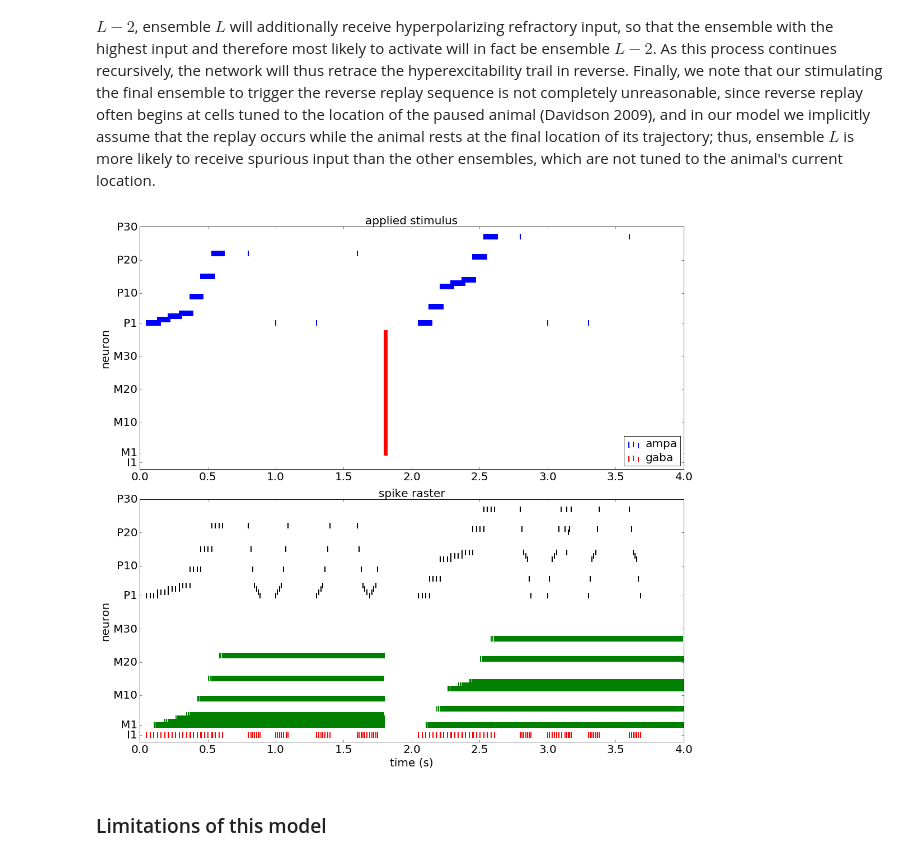
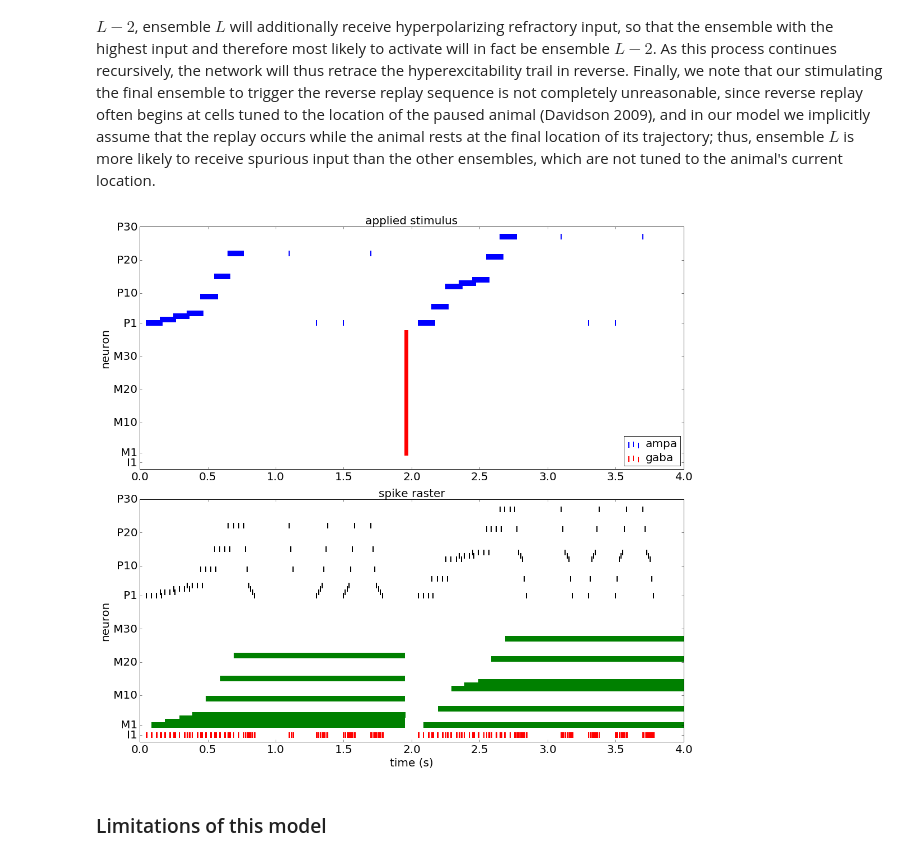
Before and after one commit to rkp8000/nothing_but_reruns, a Jupyter notebook: _paper_draft.ipynb, the cells around one changed output. Cells and saved outputs as stored; diff of their text form; code cells hidden in the pictures.

```diff
--- a/_paper_draft.ipynb
+++ b/_paper_draft.ipynb
@@ -449,9 +449,9 @@ from figures.final_paper import lif_reverse_replay
 fig_1 = lif_reverse_replay(
     SEED=0,
 
-    V_REST=-0.07, TAU_M=0.055, V_TH=-0.02, V_RESET=-0.08,
+    V_REST=-0.07, TAU_M=0.03, V_TH=-0.02, V_RESET=-0.08,
 
-    REFRAC_PER={'primary': 0.025, 'memory': .002, 'inhibitory': 0.002},
+    REFRAC_PER={'primary': 0.035, 'memory': .002, 'inhibitory': 0.002},
 
     TAUS_SYN={'nmda': 0.01, 'ampa': 0.001, 'gaba': 0.001},
     V_REVS_SYN={'nmda': 0.0, 'ampa': 0.0, 'gaba': -0.08},
@@ -460,7 +460,7 @@ fig_1 = lif_reverse_replay(
 
     W_PP={'nmda': 15, 'ampa': 0, 'gaba': 0},
     W_PI={'nmda': 0, 'ampa': 0, 'gaba': 600},
-    W_PM={'nmda': 0, 'ampa': 22, 'gaba': 0},
+    W_PM={'nmda': 0, 'ampa': 10, 'gaba': 0},
     W_IP={'nmda': 0, 'ampa': 500, 'gaba': 0},
     W_II={'nmda': 0, 'ampa': 0, 'gaba': 0},
     W_MP={'nmda': 7, 'ampa': 0, 'gaba': 0},
@@ -468,23 +468,23 @@ fig_1 = lif_reverse_replay(
 
     BKGD_STARTS=[
         {'nmda': 0, 'ampa': 0, 'gaba': 0},  # CONSTANT
-        {'nmda': 0, 'ampa': 0, 'gaba': 0},
-        {'nmda': 0, 'ampa': 0, 'gaba': 2},
+        {'nmda': 0, 'ampa': 0, 'gaba': 0},  # DRIVE 1
+        {'nmda': 0, 'ampa': 0, 'gaba': 2},  # DRIVE 2
     ],
     BKGD_ENDS=[
         {'nmda': 0, 'ampa': 0, 'gaba': 4.},  # CONSTANT
-        {'nmda': 0, 'ampa': 0, 'gaba': 0.75},
-        {'nmda': 0, 'ampa': 0, 'gaba': 2.75},
+        {'nmda': 0, 'ampa': 0, 'gaba': 0.75},  # DRIVE 1
+        {'nmda': 0, 'ampa': 0, 'gaba': 2.75},  # DRIVE 2
     ],
     BKGD_FRQS=[
         {'nmda': 0, 'ampa': 0, 'gaba': 2000},  # CONSTANT
-        {'nmda': 0, 'ampa': 0, 'gaba': 2000},
-        {'nmda': 0, 'ampa': 0, 'gaba': 2000},
+        {'nmda': 0, 'ampa': 0, 'gaba': 2000},  # DRIVE 1
+        {'nmda': 0, 'ampa': 0, 'gaba': 2000},  # DRIVE 2
     ],
     BKGD_STRENS=[
         {'nmda': 0, 'ampa': 0, 'gaba': .5},  # CONSTANT
-        {'nmda': 0, 'ampa': 0, 'gaba': 5},
-        {'nmda': 0, 'ampa': 0, 'gaba': 5},
+        {'nmda': 0, 'ampa': 0, 'gaba': 5},  # DRIVE 1
+        {'nmda': 0, 'ampa': 0, 'gaba': 5},  # DRIVE 2
     ],
 
     DRIVE_SEQS=[
@@ -500,51 +500,59 @@ fig_1 = lif_reverse_replay(
         {'nmda': 0, 'ampa': 500, 'gaba': 0},
     ],
     DRIVE_DURS=[
-        {'nmda': 0, 'ampa': 0.1, 'gaba': 0},
-        {'nmda': 0, 'ampa': 0.1, 'gaba': 0},
+        {'nmda': 0, 'ampa': 0.12, 'gaba': 0},
+        {'nmda': 0, 'ampa': 0.12, 'gaba': 0},
     ],
     DRIVE_FRQS=[
         {'nmda': 0, 'ampa': 150, 'gaba': 0},
         {'nmda': 0, 'ampa': 150, 'gaba': 0},
     ],
     DRIVE_ITVS=[
-        {'nmda': 0, 'ampa': 0.08, 'gaba': 0},
-        {'nmda': 0, 'ampa': 0.08, 'gaba': 0},
+        {'nmda': 0, 'ampa': 0.1, 'gaba': 0},
+        {'nmda': 0, 'ampa': 0.1, 'gaba': 0},
     ],
 
     REPLAY_TRIGGER_CELLS=[
         [(3, 12), (0, 3), (0, 3), (3, 12)],
         [(4, 9), (0, 3), (0, 3), (4, 9)],
     ],
 
     REPLAY_TRIGGER_TIMES=[
-        [{'nmda': 0, 'ampa': 0.8, 'gaba': 0}, {'nmda': 0, 'ampa': 1.0, 'gaba': 0},
-         {'nmda': 0, 'ampa': 1.3, 'gaba': 0}, {'nmda': 0, 'ampa': 1.6, 'gaba': 0},],
-        [{'nmda': 0, 'ampa': 2.8, 'gaba': 0}, {'nmda': 0, 'ampa': 3.0, 'gaba': 0},
-         {'nmda': 0, 'ampa': 3.3, 'gaba': 0}, {'nmda': 0, 'ampa': 3.6, 'gaba': 0},],
+        [
+            {'nmda': 0, 'ampa': 1.1, 'gaba': 0},
+            {'nmda': 0, 'ampa': 1.3, 'gaba': 0},
+            {'nmda': 0, 'ampa': 1.5, 'gaba': 0},
+            {'nmda': 0, 'ampa': 1.7, 'gaba': 0},
+        ],
+        [
+            {'nmda': 0, 'ampa': 3.1, 'gaba': 0},
+            {'nmda': 0, 'ampa': 3.3, 'gaba': 0},
+            {'nmda': 0, 'ampa': 3.5, 'gaba': 0},
+            {'nmda': 0, 'ampa': 3.7, 'gaba': 0},
+        ],
     ],
 
     REPLAY_TRIGGER_STRENS=[
         [{'nmda': 0, 'ampa': 200, 'gaba': 0}, {'nmda': 0, 'ampa': 200, 'gaba': 0},
          {'nmda': 0, 'ampa': 200, 'gaba': 0}, {'nmda': 0, 'ampa': 200, 'gaba': 0},],
         [{'nmda': 0, 'ampa': 200, 'gaba': 0}, {'nmda': 0, 'ampa': 200, 'gaba': 0},
          {'nmda': 0, 'ampa': 200, 'gaba': 0}, {'nmda': 0, 'ampa': 200, 'gaba': 0},],
     ],
 
-    MEMORY_RESET_STARTS=[{'nmda': 0, 'ampa': 0, 'gaba': 1.8}],
-    MEMORY_RESET_ENDS=[{'nmda': 0, 'ampa': 0, 'gaba': 1.82}],
-    MEMORY_RESET_STRENS=[{'nmda': 0, 'ampa': 0, 'gaba': 10}],
+    MEMORY_RESET_STARTS=[{'nmda': 0, 'ampa': 0, 'gaba': 1.95}],
+    MEMORY_RESET_ENDS=[{'nmda': 0, 'ampa': 0, 'gaba': 1.97}],
+    MEMORY_RESET_STRENS=[{'nmda': 0, 'ampa': 0, 'gaba': 50}],
     MEMORY_RESET_FRQS=[{'nmda': 0, 'ampa': 0, 'gaba': 500}],
 
     SIM_DURATION=4., DT=0.0001,
 
     FIG_SIZE=(15, 14),
     SYN_COLORS={'ampa': 'b', 'gaba': 'r'},
     SPIKE_HEIGHT=100,
     Y_LIM=(-2, 67), FONT_SIZE=20,
 )
 # %% [output]
-[figure, old version]
+[figure, new version]
 # %%
 pdb.pm()
 # %% [markdown]
```
Also changed, not shown: parts of 1 cell of this notebook.
